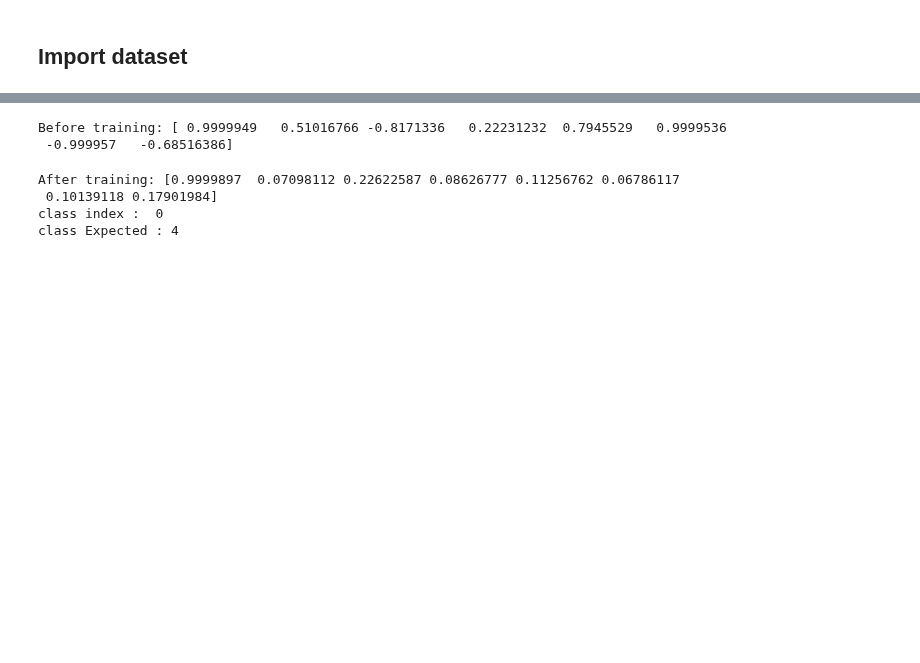
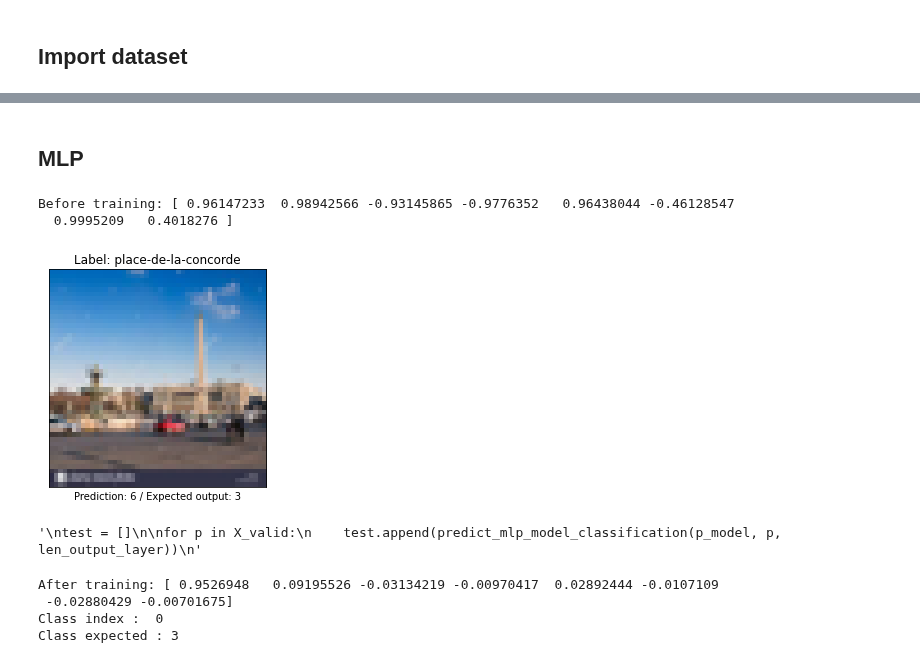
Before and after one commit to Levorilh/ml_python, a Jupyter notebook: ml-to-dataset.ipynb, the cells around one changed output, grey strips where cells are left out. Cells and saved outputs as stored; diff of their text form; code cells hidden in the pictures; blank space fills up the shorter version.

```diff
--- a/ml-to-dataset.ipynb
+++ b/ml-to-dataset.ipynb
@@ -59,0 +74,2 @@ def import_dataset():
+# %%
+p_model = create_linear_model(input_dim)
@@ -59,0 +82,2 @@ def import_dataset():
+# %%
+train_linear_classification_model(p_model, input_dim, X_train, y_train.flatten())
@@ -60,3 +91,4 @@ def import_dataset():
+# %% [markdown]
+## MLP
 # %%
-input_dim = [len(X_train[0]), 32, 64, 32, 8]
-p_model, len_output_layer = create_mlp_model(input_dim)
+input_dim = [len(X_train[0]), 12, 8]
@@ -63,9 +97,22 @@ p_model, len_output_layer = create_mlp_model(input_dim)
 # %%
-picture_test = np.random.randint(0, len(X_train))
-test_before = predict_mlp_model_classification(p_model, X_train[picture_test], len_output_layer)
-
+picture_test = np.random.randint(0, len(X_valid)-1)
+test_before = predict_mlp_model_classification(p_model, X_valid[picture_test], len_output_layer)
 print("Before training:", test_before)
 # %% [output]
-Before training: [ 0.9999949   0.51016766 -0.8171336   0.22231232  0.7945529   0.9999536
- -0.999957   -0.68516386]
+Before training: [ 0.96147233  0.98942566 -0.93145865 -0.9776352   0.96438044 -0.46128547
+  0.9995209   0.4018276 ]
+# %%
+showImg(X_valid[picture_test], y_valid[picture_test], test_before);
+# %% [output]
+[figure, added]
+# %%
+# Cell qui bug
+"""
+test = []
+
+for p in X_valid:
+    test.append(predict_mlp_model_classification(p_model, p, len_output_layer))
+"""
+# %% [output]
+'\ntest = []\n\nfor p in X_valid:\n    test.append(predict_mlp_model_classification(p_model, p, len_output_layer))\n'
 # %%
@@ -73,11 +120,11 @@ train_classification_stochastic_gradient_backpropagation_mlp_model(p_model, X_tr
 # %%
-test_after = predict_mlp_model_classification(p_model, X_train[picture_test], len_output_layer)
+test_after = predict_mlp_model_classification(p_model, X_valid[picture_test], len_output_layer)
 
 print("After training:", test_after)
-print("class index : ", np.argmax(test_after))
-print("class Expected :", np.argmax(y_train[picture_test]))
+print("Class index : ", np.argmax(test_after))
+print("Class expected :", np.argmax(y_train[picture_test]))
 # %% [output]
-After training: [0.9999897  0.07098112 0.22622587 0.08626777 0.11256762 0.06786117
- 0.10139118 0.17901984]
-class index :  0
-class Expected : 4
+After training: [ 0.9526948   0.09195526 -0.03134219 -0.00970417  0.02892444 -0.0107109
+ -0.02880429 -0.00701675]
+Class index :  0
+Class expected : 3
```
Also changed, not shown: parts of 14 cells of this notebook, 1 other file.
